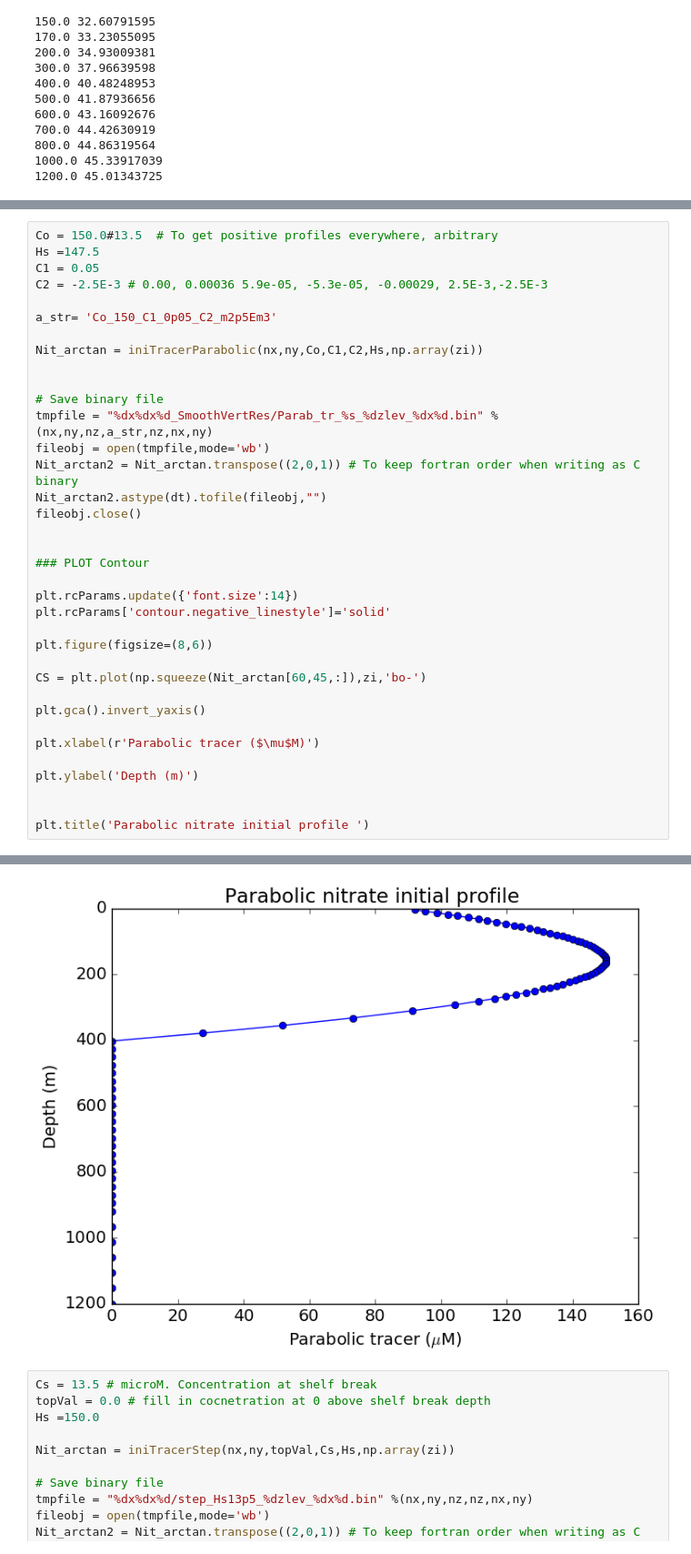
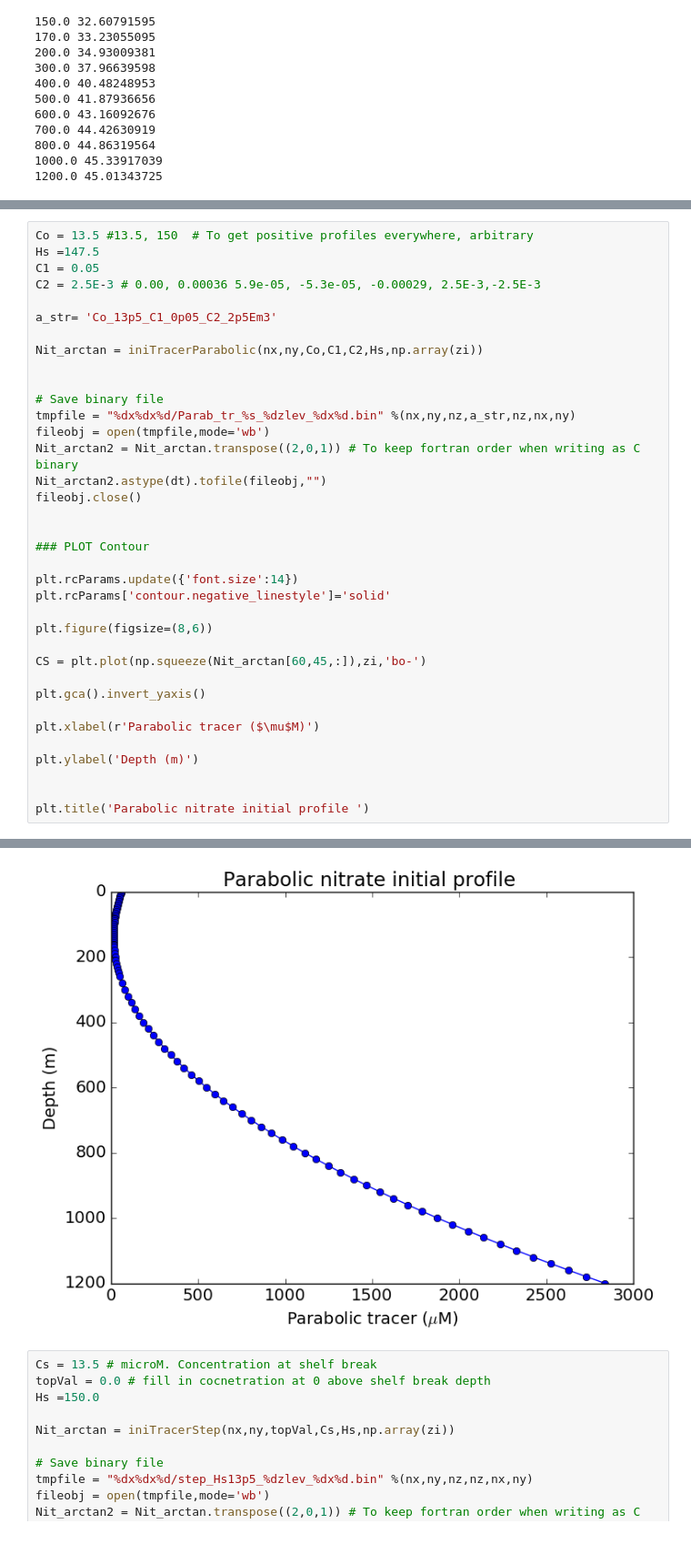
Before and after one commit to UBC-MOAD/buildcanyon, a Jupyter notebook: Stratification/GenerateTSNutrientIniCond.ipynb, the cells around one changed output, grey strips where cells are left out. Shown at 91% size. Cells and saved outputs as stored; diff of their text form.

```diff
--- a/Stratification/GenerateTSNutrientIniCond.ipynb
+++ b/Stratification/GenerateTSNutrientIniCond.ipynb
@@ -348,44 +348,44 @@ plt.title('Arctan nitrate initial profile ')
 <matplotlib.text.Text at 0x...>
 [figure]
 # %%
-Co = 150.0#13.5  # To get positive profiles everywhere, arbitrary
+Co = 13.5 #13.5, 150  # To get positive profiles everywhere, arbitrary
 Hs =147.5
 C1 = 0.05
-C2 = -2.5E-3 # 0.00, 0.00036 5.9e-05, -5.3e-05, -0.00029, 2.5E-3,-2.5E-3
+C2 = 2.5E-3 # 0.00, 0.00036 5.9e-05, -5.3e-05, -0.00029, 2.5E-3,-2.5E-3
 
-a_str= 'Co_150_C1_0p05_C2_m2p5Em3'
+a_str= 'Co_13p5_C1_0p05_C2_2p5Em3'
 
 Nit_arctan = iniTracerParabolic(nx,ny,Co,C1,C2,Hs,np.array(zi))
 
 
 # Save binary file
-tmpfile = "%dx%dx%d_SmoothVertRes/Parab_tr_%s_%dzlev_%dx%d.bin" %(nx,ny,nz,a_str,nz,nx,ny)
+tmpfile = "%dx%dx%d/Parab_tr_%s_%dzlev_%dx%d.bin" %(nx,ny,nz,a_str,nz,nx,ny)
 fileobj = open(tmpfile,mode='wb')
 Nit_arctan2 = Nit_arctan.transpose((2,0,1)) # To keep fortran order when writing as C binary
 Nit_arctan2.astype(dt).tofile(fileobj,"")
 fileobj.close()
 
 
 ### PLOT Contour
 
 plt.rcParams.update({'font.size':14})
 plt.rcParams['contour.negative_linestyle']='solid'
 
 plt.figure(figsize=(8,6))
 
 CS = plt.plot(np.squeeze(Nit_arctan[60,45,:]),zi,'bo-')
 
 plt.gca().invert_yaxis()
 
 plt.xlabel(r'Parabolic tracer ($\mu$M)')
 
 plt.ylabel('Depth (m)')
 
 
 plt.title('Parabolic nitrate initial profile ')
 # %% [output]
 <matplotlib.text.Text at 0x...>
-[figure, old version]
+[figure, new version]
 # %%
 Cs = 13.5 # microM. Concentration at shelf break
 topVal = 0.0 # fill in cocnetration at 0 above shelf break depth
```
Also changed, not shown: parts of 1 cell of this notebook, 3 other files.
